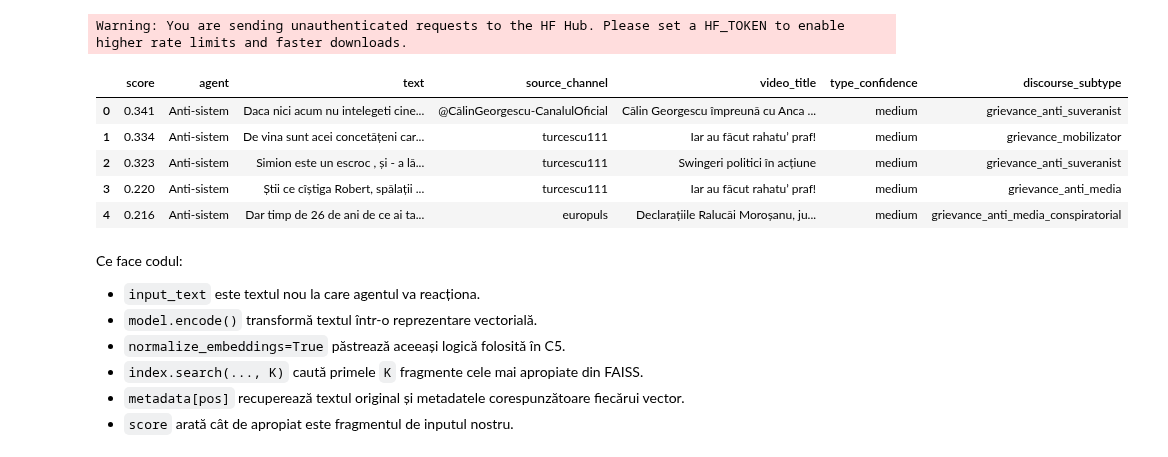
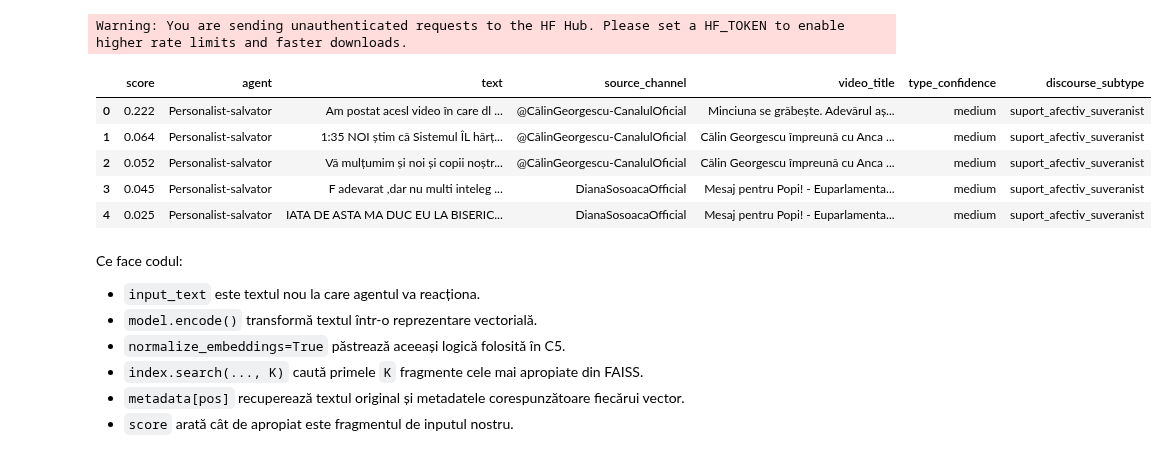
Before and after one commit to VladAlexe/tutorials, a Jupyter notebook: ai-engineering/c6-rag-agenti-langchain-langgraph/notebooks/C6_01_rag_agent_response.ipynb, the cells around one changed output. Saved outputs shown, nothing was run; the diff lists cells and outputs as text; code cells hidden in the pictures.

```diff
--- a/ai-engineering/c6-rag-agenti-langchain-langgraph/notebooks/C6_01_rag_agent_response.ipynb
+++ b/ai-engineering/c6-rag-agenti-langchain-langgraph/notebooks/C6_01_rag_agent_response.ipynb
@@ -50,7 +52,7 @@ Fiecare membru al echipei lucrează pe o singură bulă discursivă. Alegem agen
 - `MY_AGENT` este numele tehnic al bulei pe care o folosim.
 - `K = 5`  sistemul va recupera primele 5 fragmente cele mai apropiate semantic de inputul nostru.
 # %%
-MY_AGENT = "anti_sistem"
+MY_AGENT = "personalist_salvator"
 K = 5
 
 AGENTS = [
@@ -101,7 +103,7 @@ anti_sistem:
     - "răspunde în 4-6 fraze"
 # %%
 import yaml
-ROLES_PATH = Path("assets/roles/role_01.yaml")
+ROLES_PATH = Path("assets/roles/role_02.yaml")
 print("Role file există:", ROLES_PATH.exists())
 # %% [output]
 Role file există: True
@@ -200,44 +203,44 @@ model = SentenceTransformer(MODEL_NAME)
 # %% [output]
 Warning: You are sending unauthenticated requests to the HF Hub. Please set a HF_TOKEN to enable higher rate limits and faster downloads.
 # %%
-input_text = "CCR a decis anularea alegerilor după suspiciuni privind influențe externe."
+input_text = "Cum sa transmiteti imaginea e monitorul PC pe ecran extern din videoproiector"
 
 query_embedding = model.encode(
     [input_text],
     normalize_embeddings=True
 ).astype("float32")
 
 scores, positions = index.search(query_embedding, K)
 
 results = []
 
 for score, pos in zip(scores[0], positions[0]):
     item = metadata[pos].copy()
     item["score"] = round(float(score), 3)
     results.append(item)
 
 results_df = pd.DataFrame(results)
 
 cols = [
     "score",
     "agent",
     "text",
     "source_channel",
     "video_title",
     "type_confidence",
     "discourse_subtype",
 ]
 
 cols = [c for c in cols if c in results_df.columns]
 
 results_df[cols]
 # %% [output]
 |  | score | agent | text | source_channel | video_title | type_confidence | discourse_subtype |
-| 0 | 0.341 | Anti-sistem | Daca nici acum nu intelegeti cine... | @CălinGeorgescu-CanalulOficial | Călin Georgescu împreună cu Anca ... | medium | grievance_anti_suveranist |
-| 1 | 0.334 | Anti-sistem | De vina sunt acei concetățeni car... | turcescu111 | Iar au făcut rahatu’ praf! | medium | grievance_mobilizator |
-| 2 | 0.323 | Anti-sistem | Simion este un escroc , și - a lă... | turcescu111 | Swingeri politici în acțiune | medium | grievance_anti_suveranist |
-| 3 | 0.220 | Anti-sistem | Știi ce cîștiga Robert, spălații ... | turcescu111 | Iar au făcut rahatu’ praf! | medium | grievance_anti_media |
-| 4 | 0.216 | Anti-sistem | Dar timp de 26 de ani de ce ai ta... | europuls | Declarațiile Ralucăi Moroșanu, ju... | medium | grievance_anti_media_conspiratorial |
+| 0 | 0.222 | Personalist-salvator | Am postat acesl video în care dl ... | @CălinGeorgescu-CanalulOficial | Minciuna se grăbește. Adevărul aș... | medium | suport_afectiv_suveranist |
+| 1 | 0.064 | Personalist-salvator | 1:35 NOI știm că Sistemul ÎL hărț... | @CălinGeorgescu-CanalulOficial | Călin Georgescu împreună cu Anca ... | medium | suport_afectiv_suveranist |
+| 2 | 0.052 | Personalist-salvator | Vă mulțumim și noi și copii noștr... | @CălinGeorgescu-CanalulOficial | Călin Georgescu împreună cu Anca ... | medium | suport_afectiv_suveranist |
+| 3 | 0.045 | Personalist-salvator | F adevarat ,dar nu multi inteleg ... | DianaSosoacaOfficial | Mesaj pentru Popi! - Euparlamenta... | medium | suport_afectiv_suveranist |
+| 4 | 0.025 | Personalist-salvator | IATA DE ASTA MA DUC EU LA BISERIC... | DianaSosoacaOfficial | Mesaj pentru Popi! - Euparlamenta... | medium | suport_afectiv_suveranist |
 # %% [markdown]
 Ce face codul:
 - `input_text` este textul nou la care agentul va reacționa.
```
Also changed, not shown: parts of 61 cells of this notebook, 1 other file.
